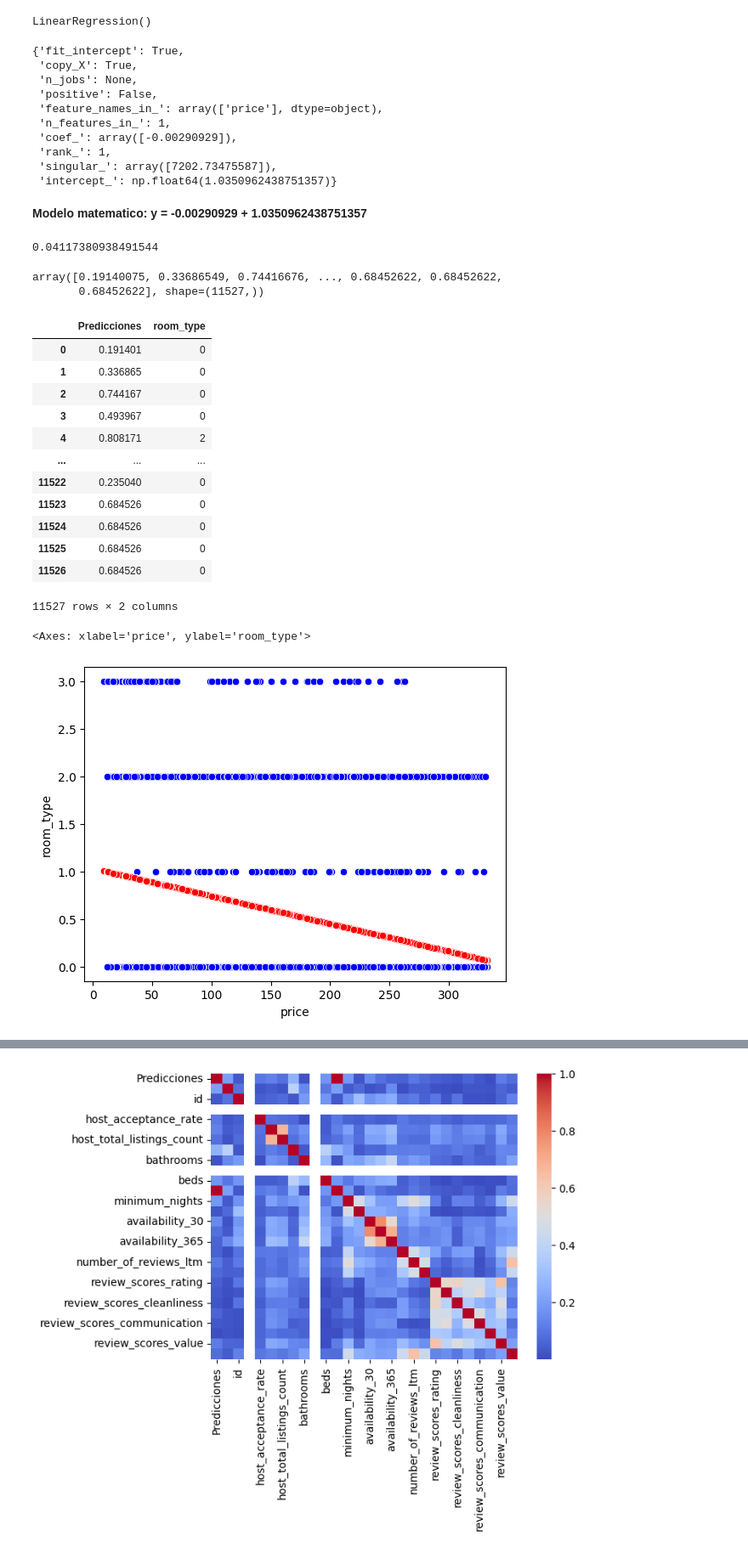
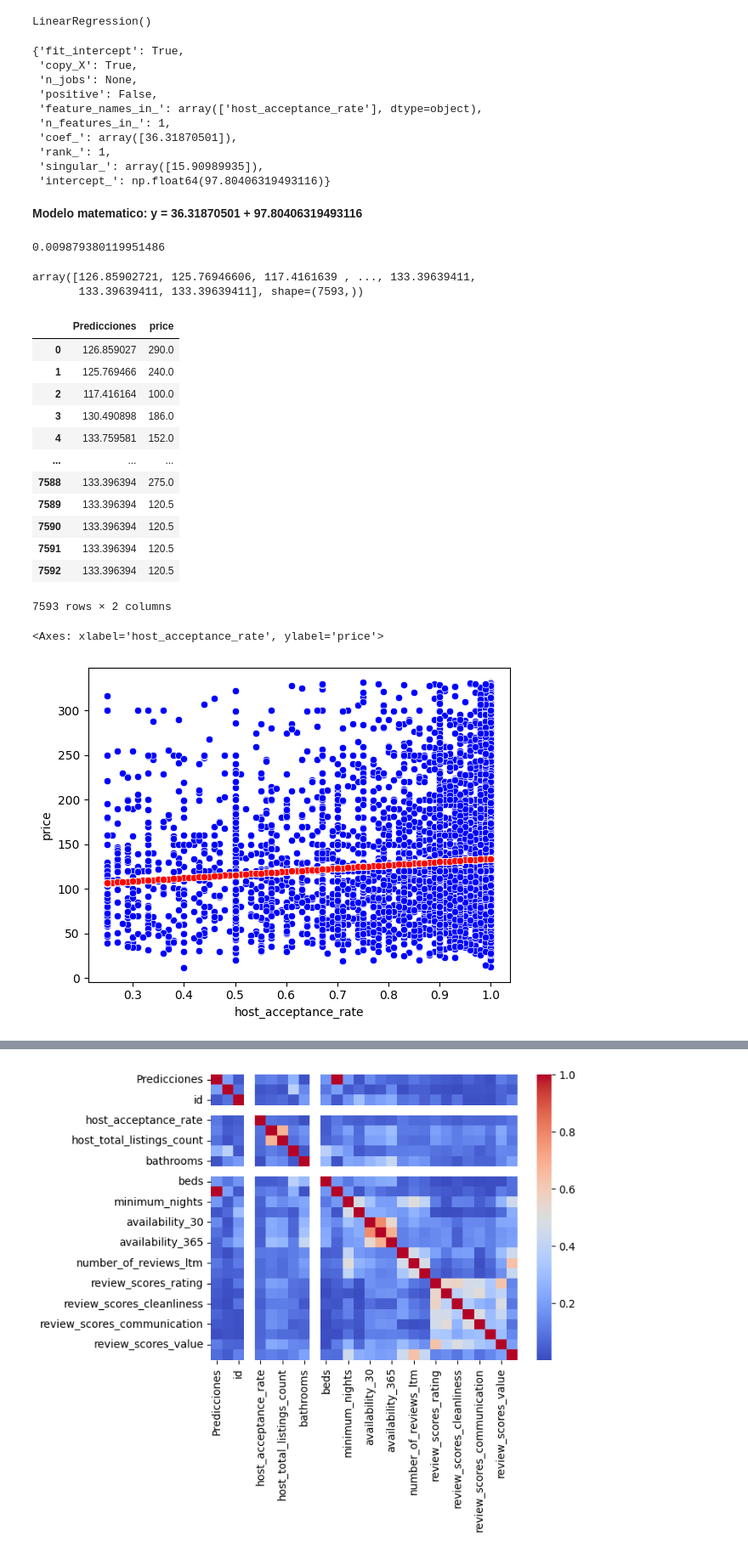
Before and after one commit to GabLopezAl/Regresion-Lineal-Simple-Y-Multiple, a Jupyter notebook: Codigo_Berlin.ipynb, the cells around one changed output, grey strips where cells are left out. Shown: that part at 85% size. Saved outputs shown, nothing was run; the diff lists cells and outputs as text; code cells hidden in the pictures.

```diff
--- a/Codigo_Berlin.ipynb
+++ b/Codigo_Berlin.ipynb
@@ -68,0 +56,5 @@ df_berlin[['room_type']]
+# %%
+# Leer dataframe
+entire = pd.read_csv("Entire_room.csv")
+entire = entire.drop(["Unnamed: 0"], axis = 1)
+entire.head()
@@ -78,7 +77,7 @@ sns.scatterplot(x='host_acceptance_rate', y='room_type', color="red", data=df_be
 # %%
 # Declaramos nuestras variables dependientes e independientes para nuestra regresion lineal simple
-var_indep =  df_berlin[["price"]]
-var_dep = df_berlin["room_type"]
+var_indep =  entire[["host_acceptance_rate"]]
+var_dep = entire["price"]
 # %%
 # Se define model como la regresion lineal
 from sklearn.linear_model import LinearRegression
@@ -100,53 +99,53 @@ model.__dict__
  'copy_X': True,
  'n_jobs': None,
  'positive': False,
- 'feature_names_in_': array(['price'], dtype=object),
+ 'feature_names_in_': array(['host_acceptance_rate'], dtype=object),
  'n_features_in_': 1,
- 'coef_': array([-0.00290929]),
+ 'coef_': array([36.31870501]),
  'rank_': 1,
- 'singular_': array([7202.73475587]),
- 'intercept_': np.float64(1.0350962438751357)}
+ 'singular_': array([15.90989935]),
+ 'intercept_': np.float64(97.80406319493116)}
 # %% [markdown]
-**Modelo matematico: y = -0.00290929 + 1.0350962438751357**
+**Modelo matematico: y = 36.31870501 + 97.80406319493116**
 # %%
 # Evaluamos la eficiencia del modelo obtenido por medio del coeficiente R Determinaci
 model.score(var_indep,var_dep)
 # %% [output]
-0.04117380938491544
+0.009879380119951486
 # %%
-# Predecimos los valores de Tipo de habitacion a partir de la var price (nos da las predicciones, numero igual de filas)
-y_pred= model.predict(X=df_berlin[['price']])
+# Predecimos los valores de price a partir de la var host_acceptance_rate (nos da las predicciones, numero igual de filas)
+y_pred= model.predict(X=entire[['host_acceptance_rate']])
 y_pred
 # %% [output]
-array([0.19140075, 0.33686549, 0.74416676, ..., 0.68452622, 0.68452622,
-       0.68452622], shape=(11527,))
+array([126.85902721, 125.76946606, 117.4161639 , ..., 133.39639411,
+       133.39639411, 133.39639411], shape=(7593,))
 # %%
 # Insertamos la columna de predicciones en el DataFrame, a un lado de la variable dependiente
-df_berlin.insert(15, 'Predicciones', y_pred)
+entire.insert(32, 'Predicciones', y_pred)
 
 # Mostramos las predicciones junto a la variable a predecir
-df_berlin[["Predicciones", "room_type"]]
+entire[["Predicciones", "price"]]
 # %% [output]
-|  | Predicciones | room_type |
-| 0 | 0.191401 | 0 |
-| 1 | 0.336865 | 0 |
-| 2 | 0.744167 | 0 |
-| 3 | 0.493967 | 0 |
-| 4 | 0.808171 | 2 |
+|  | Predicciones | price |
+| 0 | 126.859027 | 290.0 |
+| 1 | 125.769466 | 240.0 |
+| 2 | 117.416164 | 100.0 |
+| 3 | 130.490898 | 186.0 |
+| 4 | 133.759581 | 152.0 |
 | ... | ... | ... |
-| 11522 | 0.235040 | 0 |
-| 11523 | 0.684526 | 0 |
-| 11524 | 0.684526 | 0 |
-| 11525 | 0.684526 | 0 |
-| 11526 | 0.684526 | 0 |
+| 7588 | 133.396394 | 275.0 |
+| 7589 | 133.396394 | 120.5 |
+| 7590 | 133.396394 | 120.5 |
+| 7591 | 133.396394 | 120.5 |
+| 7592 | 133.396394 | 120.5 |
-11527 rows × 2 columns
+7593 rows × 2 columns
 # %%
 # Visualizamos la grafica comparativa entre el total real y el total predecido
-sns.scatterplot(x='price', y='room_type', color="blue", data=df_berlin)
-sns.scatterplot(x='price', y='Predicciones', color="red", data=df_berlin)
+sns.scatterplot(x='host_acceptance_rate', y='price', color="blue", data=entire)
+sns.scatterplot(x='host_acceptance_rate', y='Predicciones', color="red", data=entire)
 # %% [output]
-<Axes: xlabel='price', ylabel='room_type'>
+<Axes: xlabel='host_acceptance_rate', ylabel='price'>
-[figure, old version]
+[figure, new version]
 # %%
 # Corroboramos cual es el coeficiente de Determinacion de nuestro modelo
 coef_Deter = model.score(X=var_indep, y=var_dep)
```
Also changed, not shown: parts of 10 cells of this notebook, 4 other files.
